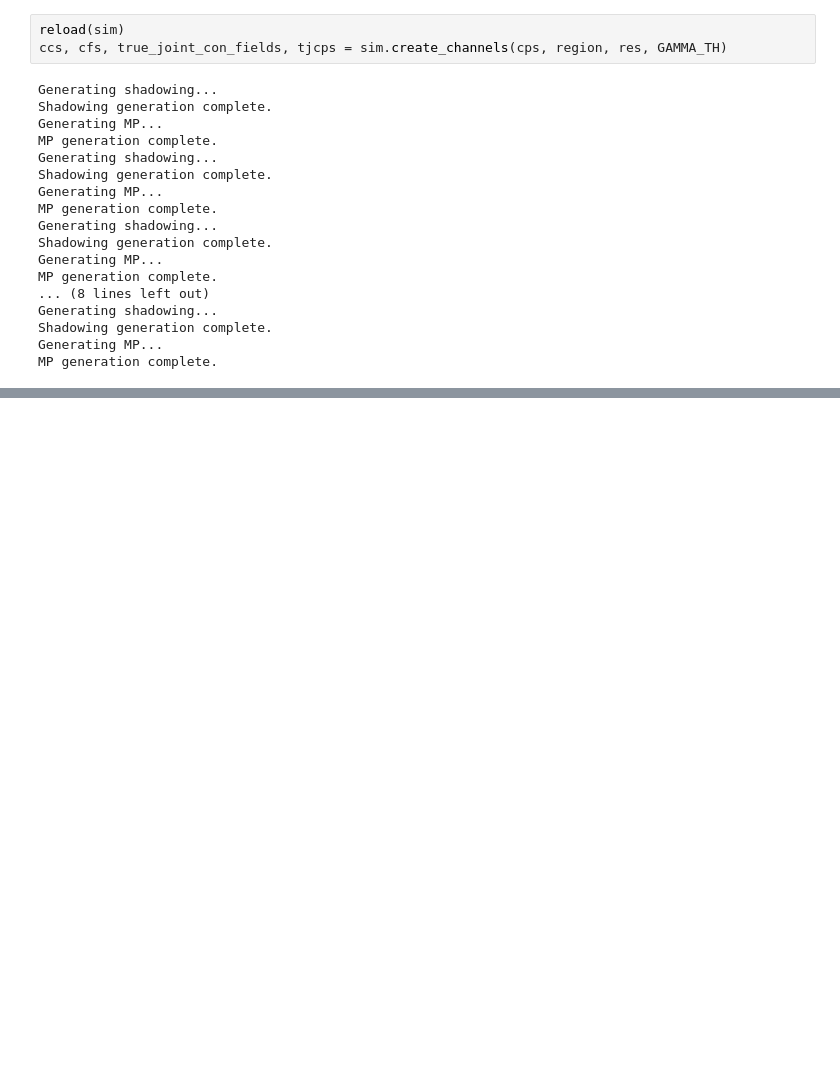
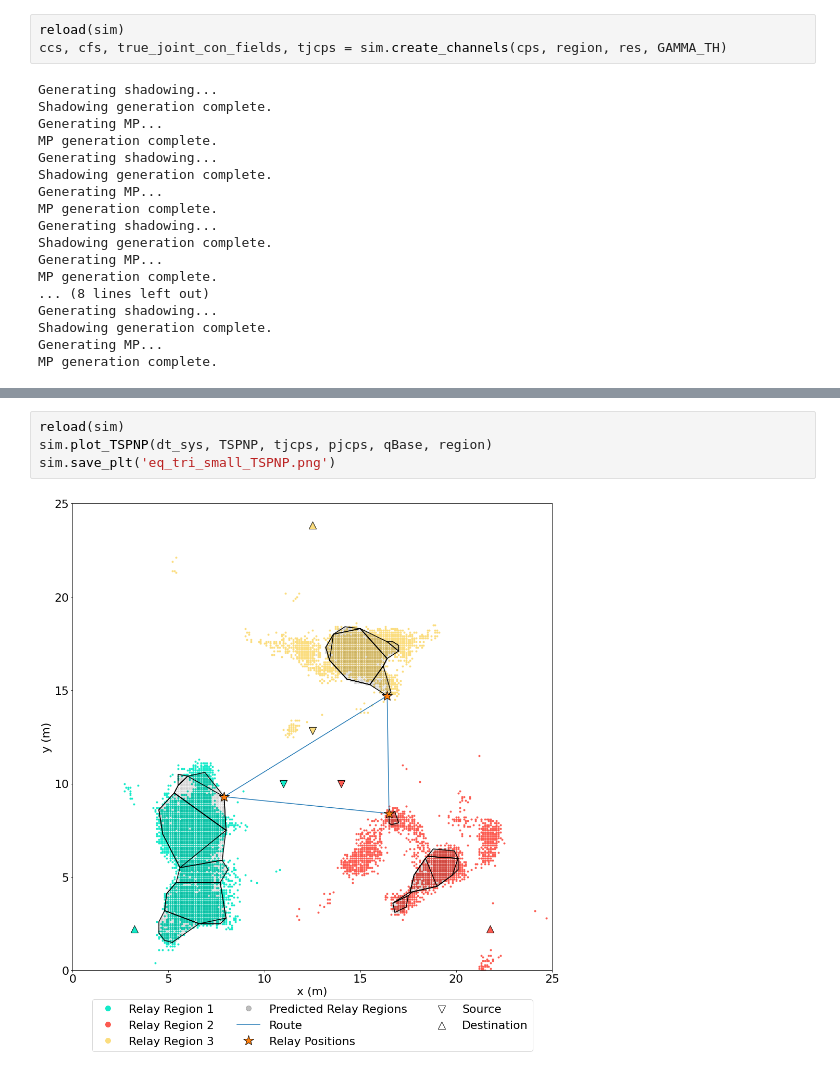
Before and after one commit to zhiyunjiang/CommMotionPlanning, a Jupyter notebook: python/touring_relay/FIG eq tri small.ipynb, the cells around one changed output, grey strips where cells are left out. Saved outputs shown, nothing was run; the diff lists cells and outputs as text; blank space fills up the shorter version.

```diff
--- a/python/touring_relay/FIG eq tri small.ipynb
+++ b/python/touring_relay/FIG eq tri small.ipynb
@@ -249,2 +248,8 @@ TSPN    ---     3.08    32010.76        14733.30        24.65
 [interactive output not drawn]
+# %%
+reload(sim)
+sim.plot_TSPNP(dt_sys, TSPNP, tjcps, pjcps, qBase, region)
+sim.save_plt('eq_tri_small_TSPNP.png')
+# %% [output]
+[figure, added]
 # %%
```
Also changed, not shown: parts of 16 cells of this notebook, 14 other files.
